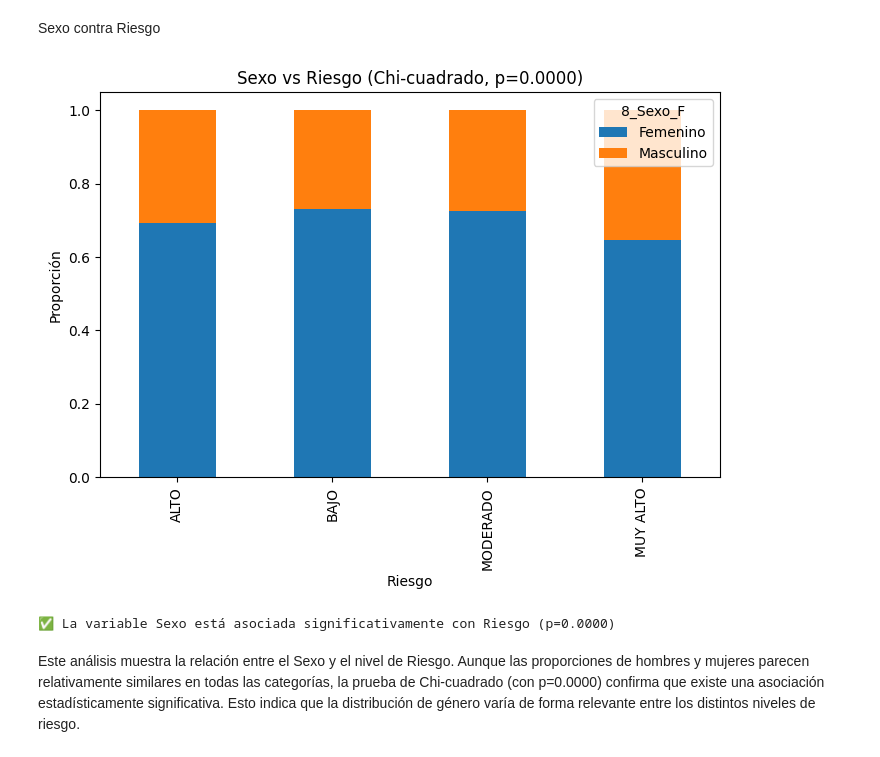
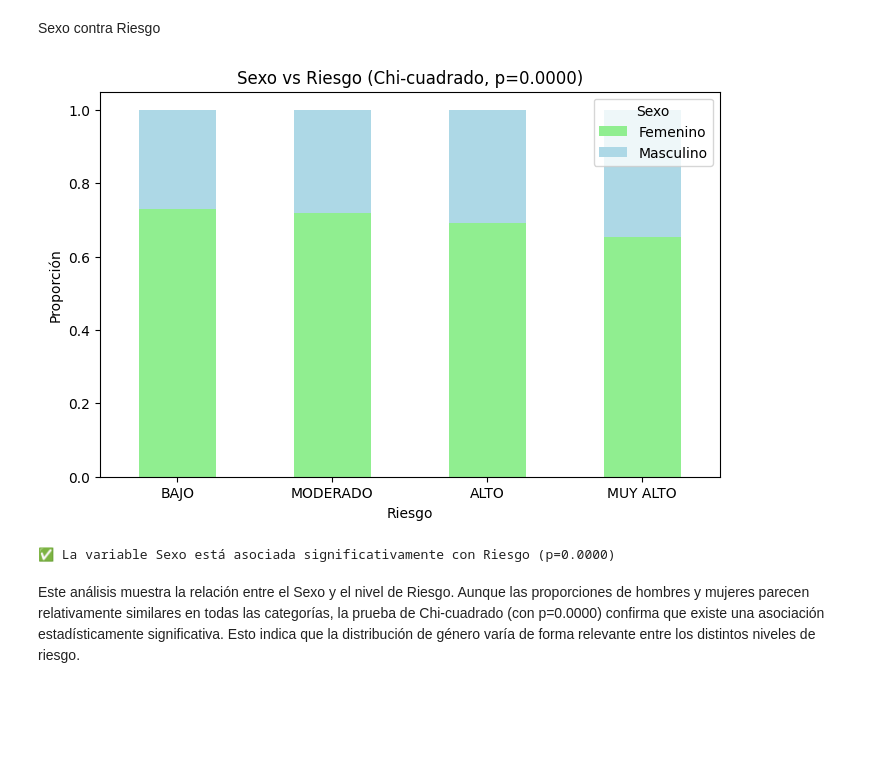
Before and after one commit to elkofix/cardiac-risk-db, a Jupyter notebook: explorative_data_analysis.ipynb, the cells around one changed output. Cells and saved outputs as stored; diff of their text form; code cells hidden in the pictures; blank space fills up the shorter version.

```diff
--- a/explorative_data_analysis.ipynb
+++ b/explorative_data_analysis.ipynb
@@ -125,6 +125,3 @@ Se ha identificado un error manifiesto en el dataset: la presencia de observacio
 df = df[(df['25_TenArtSis'] >= 70) & (df['25_TenArtSis'] <= 250)]
 # %% [markdown]
 Adicionalmente, he procedido a limpiar el dataset eliminando datos que son incompatibles con la vida. Esto incluye los registros con valor de '0' en la presión arterial y aquellos que se encuentran fuera del rango realista establecido entre 70 y 250 mmHg para excluir errores de medición y valores atípicos.
-# %%
-sis_atipicos = obtener_atipicos(df['25_TenArtSis'])
-df.drop(sis_atipicos, inplace=True)
@@ -137,9 +134,6 @@ La presión arterial diastólica mide la presión residual que permanece en las
 df = df[(df['26_TenArtDitlica'] >= 40) & (df['26_TenArtDitlica'] <= 130)]
 # %% [markdown]
 Tras la exploración inicial, se identificaron valores de presión diastólica fuera del rango fisiológicamente plausible, como mediciones de 0 y valores extremadamente altos hasta 191 mmHg. Para asegurar la calidad y fiabilidad del conjunto de datos, se ha procedido a una primera fase de limpieza. Se aplicó un filtro para conservar únicamente los registros con una presión diastólica entre 40 y 130 mmHg. Este rango se establece para excluir tanto los errores de medición evidentes (valores cercanos a cero) como los valores atípicos extremos que podrían distorsionar los resultados del análisis.
-# %%
-dis_atipicos = obtener_atipicos(df['26_TenArtDitlica'])
-df.drop(dis_atipicos, inplace=True)
 # %% [markdown]
 ##### Edad
 La edad es una variable demográfica fundamental que cuantifica el tiempo de vida de un individuo, expresado en años cumplidos. En el ámbito de la salud, es considerada el principal factor de riesgo no modificable para la mayoría de las enfermedades crónicas. El envejecimiento es un proceso biológico natural que conlleva cambios fisiológicos progresivos en el organismo, como el aumento de la rigidez arterial, la alteración del metabolismo y cambios en la composición corporal.
@@ -778,19 +755,12 @@ En este gráfico se presenta un análisis de la variable Edad (en años cumplido
 import pandas as pd
 import matplotlib.pyplot as plt
 from scipy.stats import chi2_contingency
-from pandas.api.types import CategoricalDtype # <- Asegúrate de importar esto
+from pandas.api.types import CategoricalDtype
 
 def analizar_categorica_ordenada(df, var, objetivo, label=None, labels_valores=None, orden_objetivo=None):
     """
     Analiza una variable categórica (0/1 o grupos) vs variable objetivo multicategoría,
     permitiendo especificar el orden de las categorías del objetivo.
-
-    df: DataFrame
-    var: variable categórica (string)
-    objetivo: variable objetivo multicategoría (string)
-    label: nombre amigable de la variable (opcional)
-    labels_valores: lista de labels para los valores [0, 1] (opcional)
-    orden_objetivo: lista con el orden deseado para las categorías de la variable objetivo (opcional)
     """
     df_temp = df.copy()
 
@@ -799,27 +769,38 @@ def analizar_categorica_ordenada(df, var, objetivo, label=None, labels_valores=N
         mapping_valores = {0: labels_valores[0], 1: labels_valores[1]}
         df_temp[var] = df_temp[var].map(mapping_valores)
 
-    # --- INICIO DE LA MODIFICACIÓN ---
-    # Si se proporciona un orden para la variable objetivo, lo aplicamos.
+    # Orden de categorías del objetivo
     if orden_objetivo:
-        # Creamos un tipo de dato categórico con el orden especificado.
         cat_type = CategoricalDtype(categories=orden_objetivo, ordered=True)
         df_temp[objetivo] = df_temp[objetivo].astype(cat_type)
-    # --- FIN DE LA MODIFICACIÓN ---
 
-    # Crosstab respetará el orden de la categoría si está definido.
+    # Crosstab
     tabla = pd.crosstab(df_temp[var], df_temp[objetivo])
     chi2, p, dof, ex = chi2_contingency(tabla)
 
+    # Normalizamos por columna
+    tabla_norm = tabla.div(tabla.sum(axis=0), axis=1)
+
+    # Definir colores priorizando verde claro y azul claro
+    base_colors = ["#90EE90", "#ADD8E6"]  # Verde claro y azul claro
+    pastel_colors = list(plt.cm.Pastel1.colors)  # Paleta con tonos suaves
+    colores = base_colors + pastel_colors
+    colores = colores[:len(tabla_norm.index)]  # Ajustar al número de categorías
+
     # Gráfico
-    tabla_norm = tabla.div(tabla.sum(axis=0), axis=1)
-    tabla_norm.T.plot(kind='bar', stacked=True, figsize=(8,5))
+    tabla_norm.T.plot(
+        kind='bar',
+        stacked=True,
+        figsize=(8,5),
+        color=colores
+    )
 
     nombre_var = label if label else var
     plt.title(f'{nombre_var} vs {objetivo} (Chi-cuadrado, p={p:.4f})')
     plt.ylabel("Proporción")
     plt.xlabel(objetivo)
-    plt.xticks(rotation=0) # Mantiene las etiquetas horizontales para mejor lectura.
+    plt.xticks(rotation=0)
+    plt.legend(title=nombre_var)
     plt.show()
 
     # Interpretación
@@ -920,9 +908,9 @@ Esta fuerte distinción visual es confirmada de manera contundente por la prueba
 # %% [markdown]
 Sexo contra Riesgo
 # %%
-analizar_categorica(df, "8_Sexo_F", "Riesgo", "Sexo", ["Masculino","Femenino"])
+analizar_categorica_ordenada(df, "8_Sexo_F", "Riesgo", "Sexo", ["Masculino","Femenino"], orden_objetivo=orden)
 # %% [output]
-[figure, old version]
+[figure, new version]
 ✅ La variable Sexo está asociada significativamente con Riesgo (p=0.0000)
 # %% [markdown]
 Este análisis muestra la relación entre el Sexo y el nivel de Riesgo. Aunque las proporciones de hombres y mujeres parecen relativamente similares en todas las categorías, la prueba de Chi-cuadrado (con p=0.0000) confirma que existe una asociación estadísticamente significativa. Esto indica que la distribución de género varía de forma relevante entre los distintos niveles de riesgo.
```
Also changed, not shown: parts of 39 cells of this notebook.
